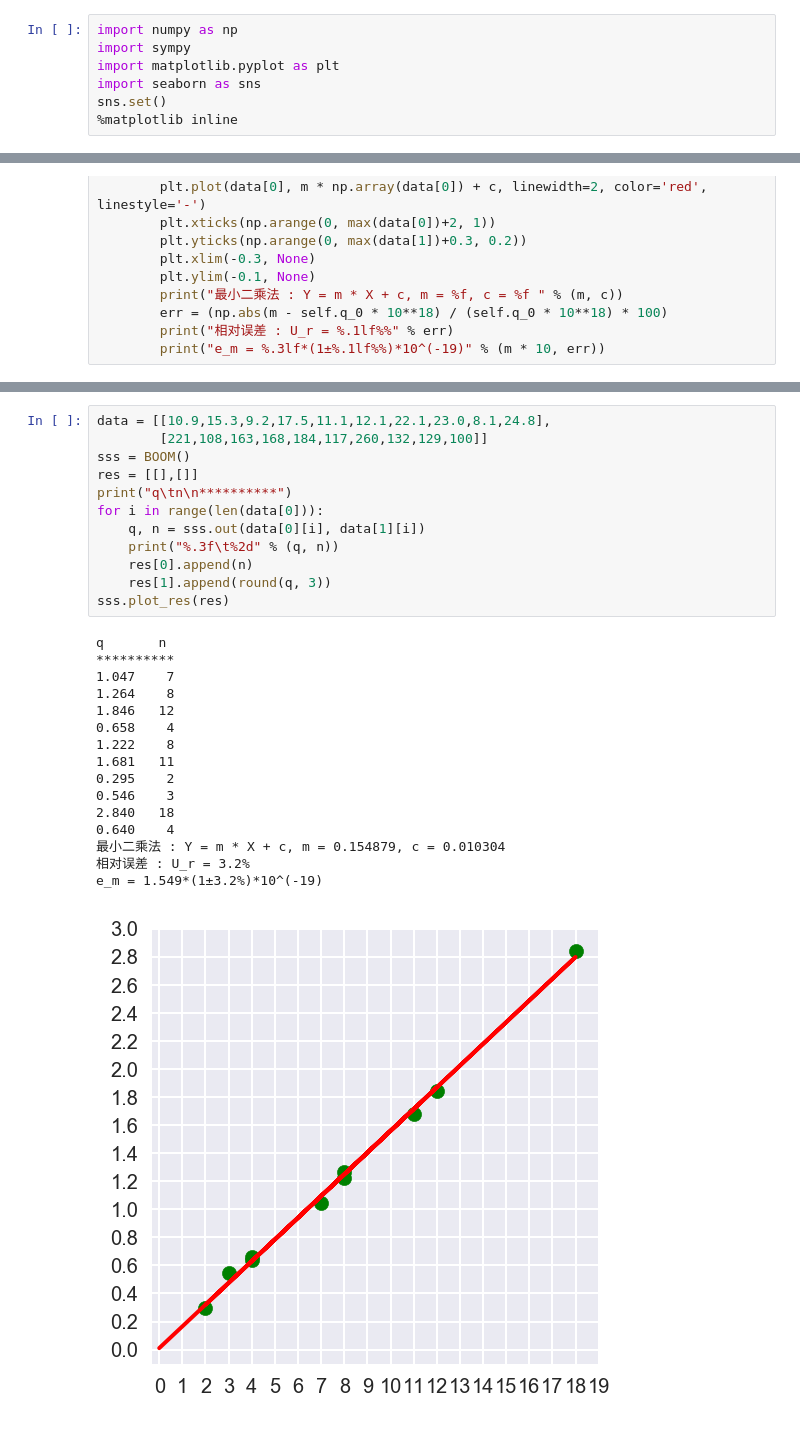
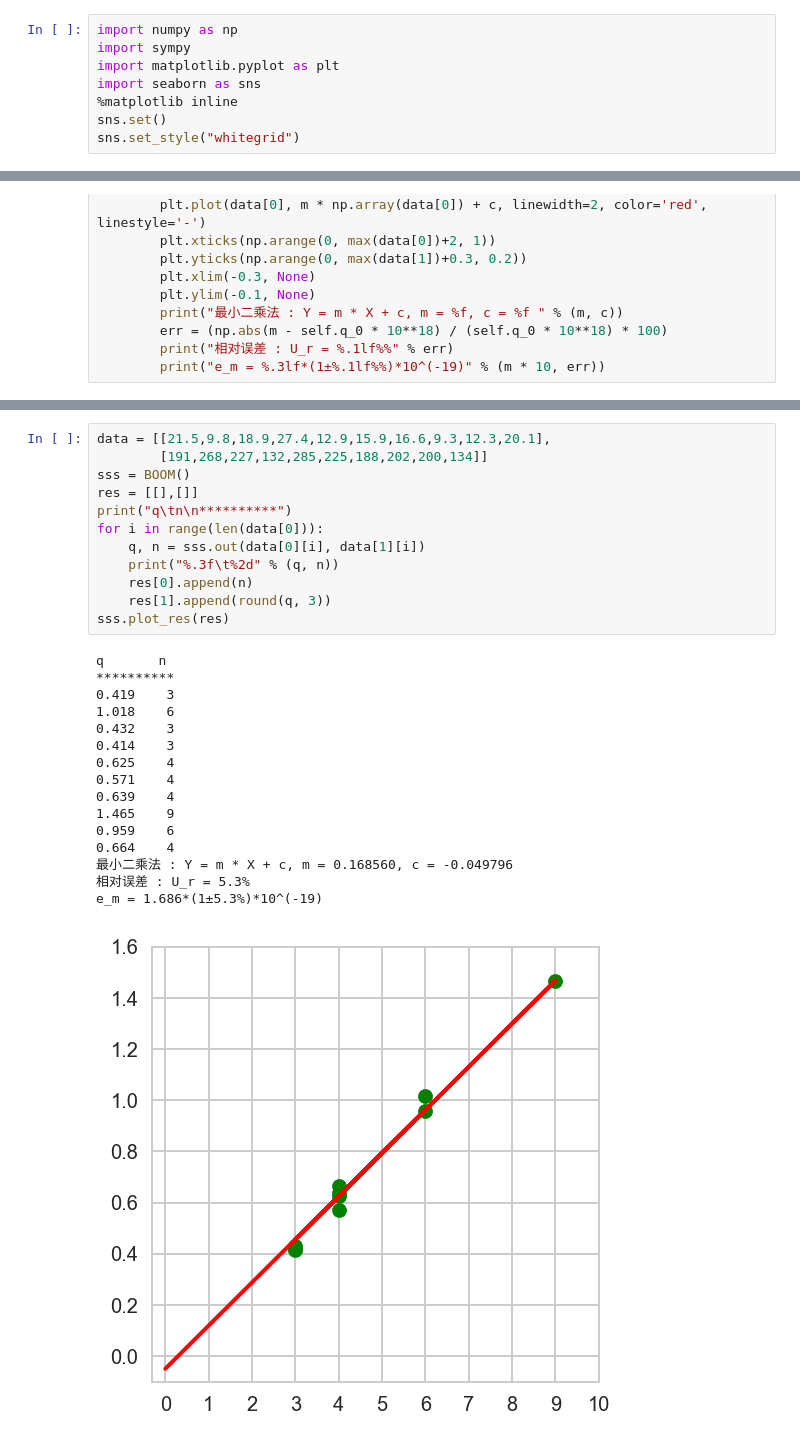
Before and after one commit to Yangjiaxi/pe, a Jupyter notebook: Millikan's oil-drop experiment/Millikan's oil-drop experiment.ipynb, the cells around one changed output, grey strips where cells are left out. Saved outputs shown, nothing was run; the diff lists cells and outputs as text.

```diff
--- a/Millikan's oil-drop experiment/Millikan's oil-drop experiment.ipynb
+++ b/Millikan's oil-drop experiment/Millikan's oil-drop experiment.ipynb
@@ -26,8 +26,9 @@ import numpy as np
 import sympy
 import matplotlib.pyplot as plt
 import seaborn as sns
+%matplotlib inline
 sns.set()
-%matplotlib inline
+sns.set_style("whitegrid")
 # %%
 class BOOM:
     def __init__(self):
@@ -192,29 +193,29 @@ data
 # %%
-data = [[10.9,15.3,9.2,17.5,11.1,12.1,22.1,23.0,8.1,24.8],
-        [221,108,163,168,184,117,260,132,129,100]]
+data = [[21.5,9.8,18.9,27.4,12.9,15.9,16.6,9.3,12.3,20.1],
+        [191,268,227,132,285,225,188,202,200,134]]
 sss = BOOM()
 res = [[],[]]
 print("q\tn\n**********")
 for i in range(len(data[0])):
     q, n = sss.out(data[0][i], data[1][i])
     print("%.3f\t%2d" % (q, n))
     res[0].append(n)
     res[1].append(round(q, 3))
 sss.plot_res(res)
 # %% [output]
 q       n
 **********
-1.047    7
-1.264    8
-1.846   12
-0.658    4
-1.222    8
-1.681   11
-0.295    2
-0.546    3
-2.840   18
-0.640    4
-最小二乘法 : Y = m * X + c, m = 0.154879, c = 0.010304
-相对误差 : U_r = 3.2%
-e_m = 1.549*(1±3.2%)*10^(-19)
+0.419    3
+1.018    6
+0.432    3
+0.414    3
+0.625    4
+0.571    4
+0.639    4
+1.465    9
+0.959    6
+0.664    4
+最小二乘法 : Y = m * X + c, m = 0.168560, c = -0.049796
+相对误差 : U_r = 5.3%
+e_m = 1.686*(1±5.3%)*10^(-19)
-[figure, old version]
+[figure, new version]
```
Also changed, not shown: parts of 4 cells of this notebook, 1 other file.
